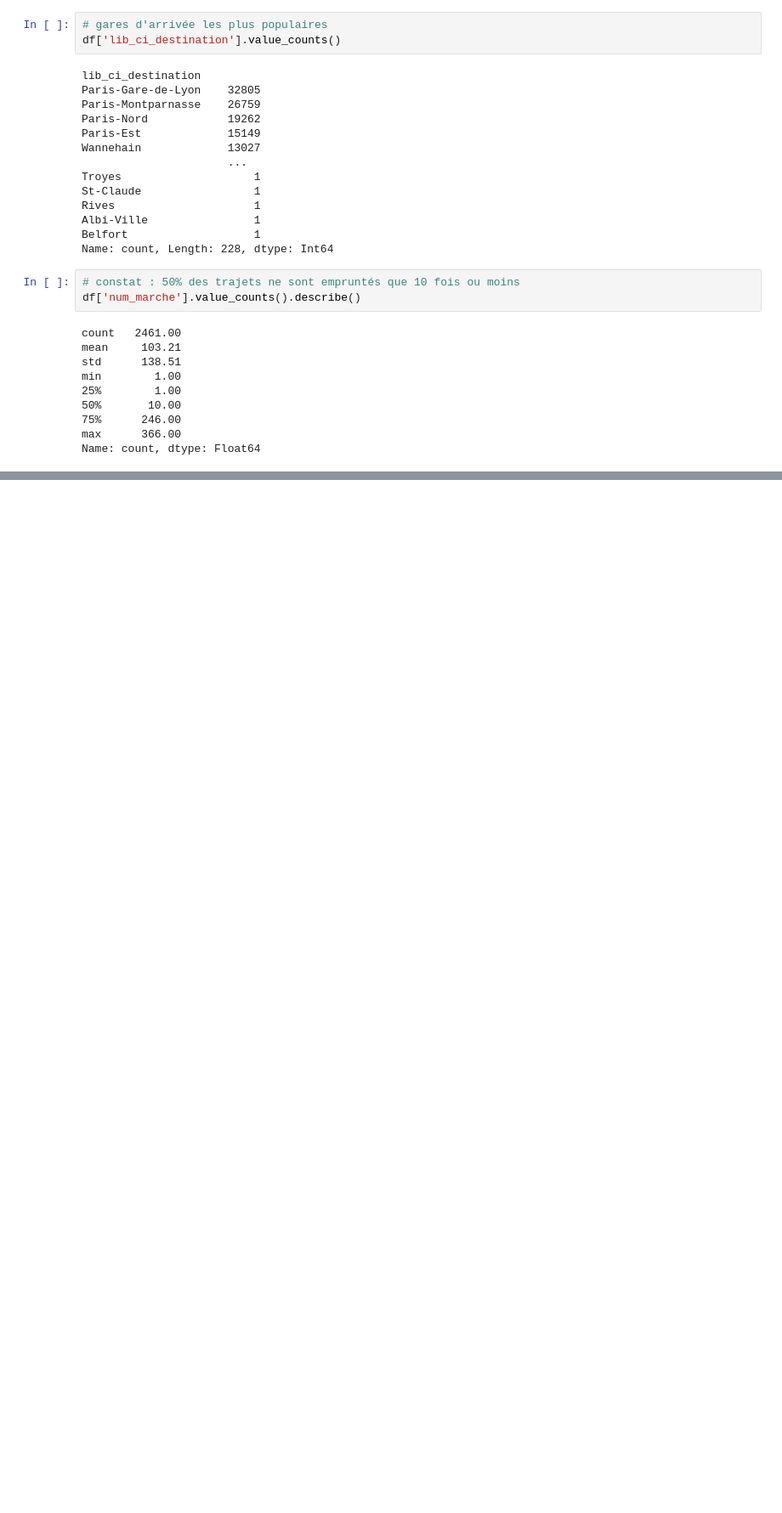
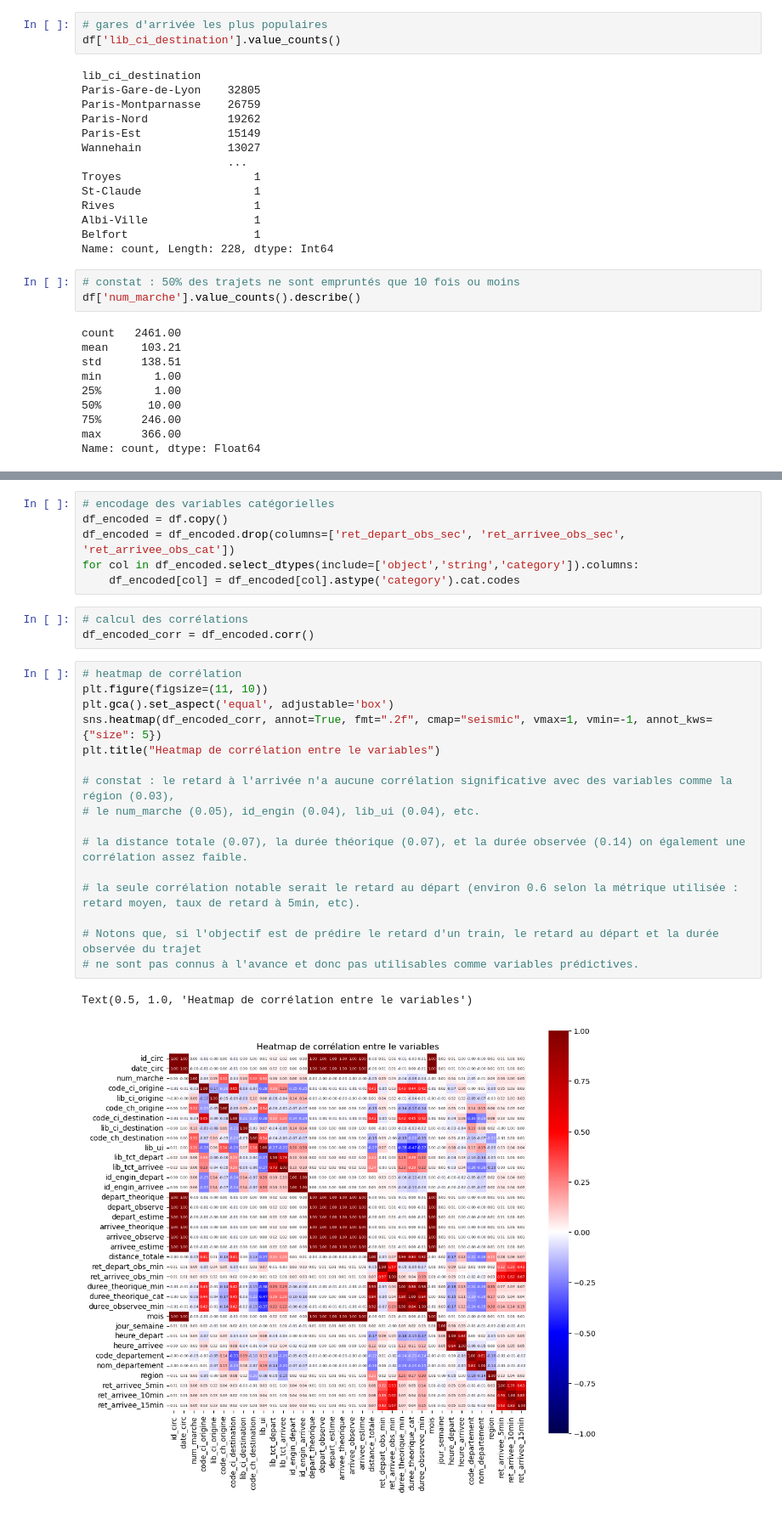
Before and after one commit to Gallien-e/analyse-retard-sncf, a Jupyter notebook: notebooks/2-EDA-2024.ipynb, the cells around one changed output, grey strips where cells are left out. Shown at 85% size. Cells and saved outputs as stored; diff of their text form; blank space fills up the shorter version.

```diff
--- a/notebooks/2-EDA-2024.ipynb
+++ b/notebooks/2-EDA-2024.ipynb
@@ -354,0 +349,28 @@ retard_par_libtct.sort_values(by='taux_retard_5min', ascending=False)
+# %%
+# encodage des variables catégorielles
+df_encoded = df.copy()
+df_encoded = df_encoded.drop(columns=['ret_depart_obs_sec', 'ret_arrivee_obs_sec', 'ret_arrivee_obs_cat'])
+for col in df_encoded.select_dtypes(include=['object','string','category']).columns:
+    df_encoded[col] = df_encoded[col].astype('category').cat.codes
+# %%
+# calcul des corrélations
+df_encoded_corr = df_encoded.corr()
+# %%
+# heatmap de corrélation
+plt.figure(figsize=(11, 10))
+plt.gca().set_aspect('equal', adjustable='box')
+sns.heatmap(df_encoded_corr, annot=True, fmt=".2f", cmap="seismic", vmax=1, vmin=-1, annot_kws={"size": 5})
+plt.title("Heatmap de corrélation entre le variables")
+
+# constat : le retard à l'arrivée n'a aucune corrélation significative avec des variables comme la région (0.03),
+# le num_marche (0.05), id_engin (0.04), lib_ui (0.04), etc.
+
+# la distance totale (0.07), la durée théorique (0.07), et la durée observée (0.14) on également une corrélation assez faible.
+
+# la seule corrélation notable serait le retard au départ (environ 0.6 selon la métrique utilisée : retard moyen, taux de retard à 5min, etc).
+
+# Notons que, si l'objectif est de prédire le retard d'un train, le retard au départ et la durée observée du trajet
+# ne sont pas connus à l'avance et donc pas utilisables comme variables prédictives.
+# %% [output]
+Text(0.5, 1.0, 'Heatmap de corrélation entre le variables')
+[figure, added]
```
Also changed, not shown: parts of 24 cells of this notebook.
